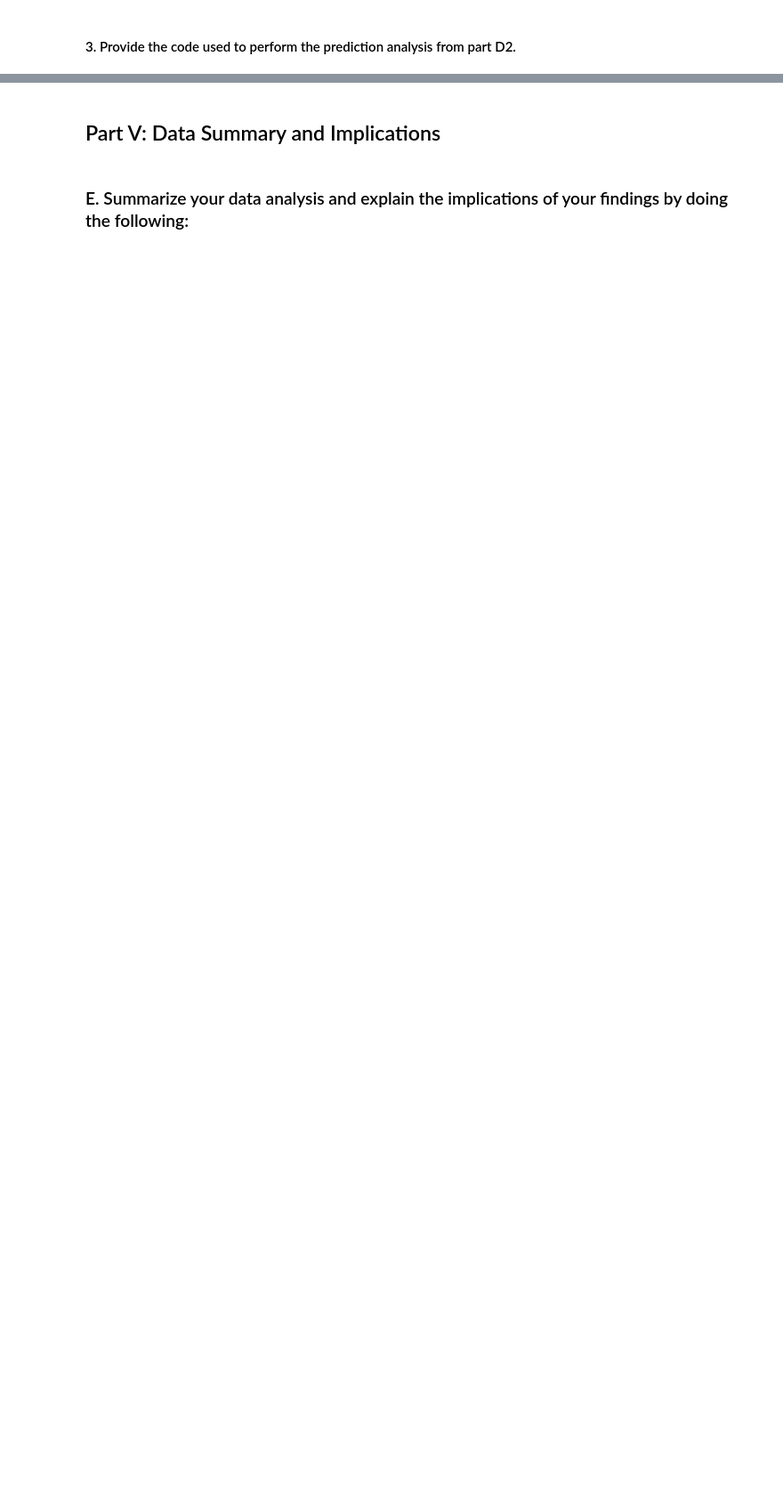
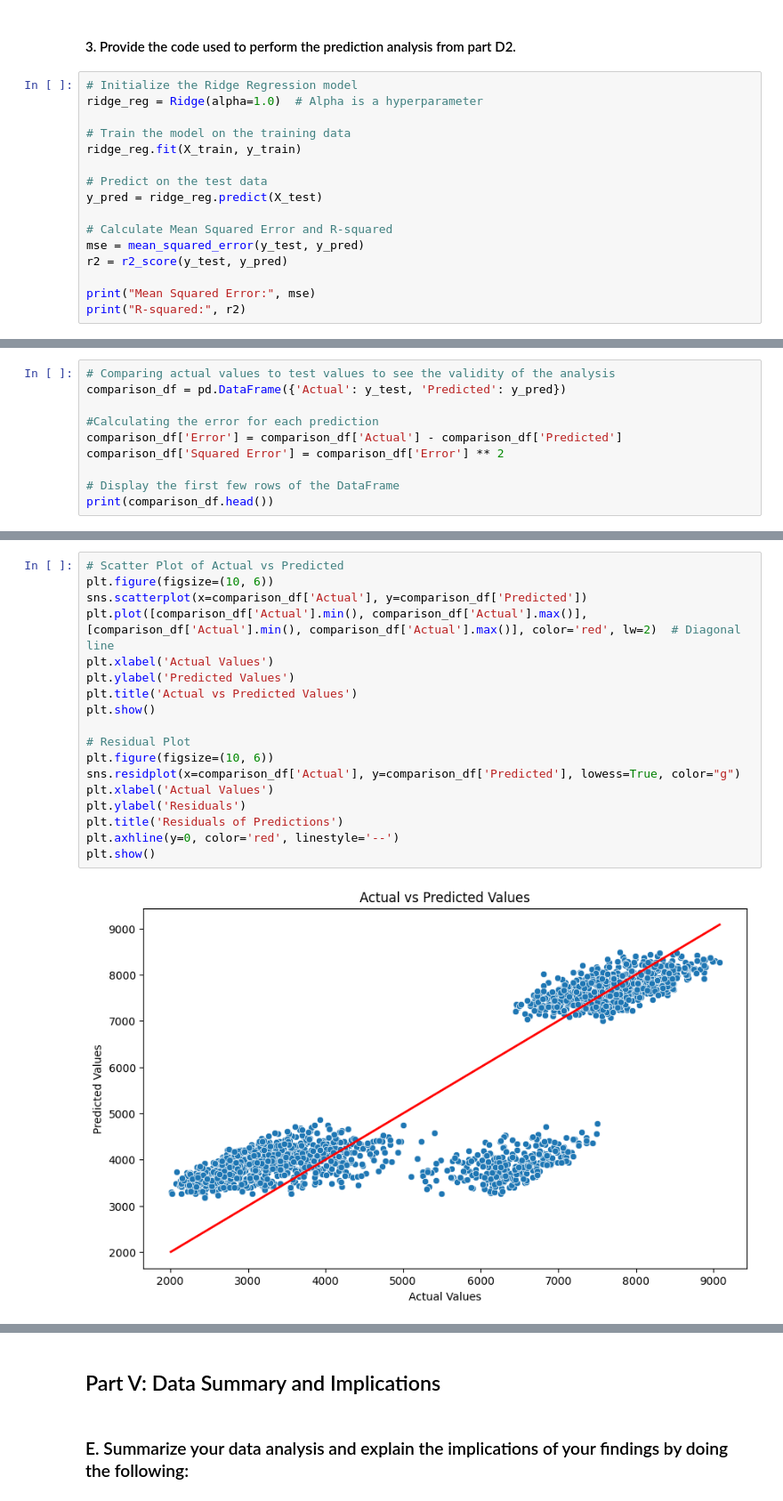
Before and after one commit to nestrada79/MSDA, a Jupyter notebook: D209/D209_Task2.ipynb, the cells around one changed output, grey strips where cells are left out. Shown at 89% size. Cells and saved outputs as stored; diff of their text form; blank space fills up the shorter version.

```diff
--- a/D209/D209_Task2.ipynb
+++ b/D209/D209_Task2.ipynb
@@ -227,2 +360,18 @@ medical_data_encoded.to_csv('medical_data_encoded.csv', index=False)
 # %% [markdown]
 #### 3. Provide the code used to perform the prediction analysis from part D2.
+# %%
+# Initialize the Ridge Regression model
+ridge_reg = Ridge(alpha=1.0)  # Alpha is a hyperparameter
+
+# Train the model on the training data
+ridge_reg.fit(X_train, y_train)
+
+# Predict on the test data
+y_pred = ridge_reg.predict(X_test)
+
+# Calculate Mean Squared Error and R-squared
+mse = mean_squared_error(y_test, y_pred)
+r2 = r2_score(y_test, y_pred)
+
+print("Mean Squared Error:", mse)
+print("R-squared:", r2)
@@ -228,0 +429,10 @@ medical_data_encoded.to_csv('medical_data_encoded.csv', index=False)
+# %%
+# Comparing actual values to test values to see the validity of the analysis
+comparison_df = pd.DataFrame({'Actual': y_test, 'Predicted': y_pred})
+
+#Calculating the error for each prediction
+comparison_df['Error'] = comparison_df['Actual'] - comparison_df['Predicted']
+comparison_df['Squared Error'] = comparison_df['Error'] ** 2
+
+# Display the first few rows of the DataFrame
+print(comparison_df.head())
@@ -228,0 +462,20 @@ medical_data_encoded.to_csv('medical_data_encoded.csv', index=False)
+# %%
+# Scatter Plot of Actual vs Predicted
+plt.figure(figsize=(10, 6))
+sns.scatterplot(x=comparison_df['Actual'], y=comparison_df['Predicted'])
+plt.plot([comparison_df['Actual'].min(), comparison_df['Actual'].max()], [comparison_df['Actual'].min(), comparison_df['Actual'].max()], color='red', lw=2)  # Diagonal line
+plt.xlabel('Actual Values')
+plt.ylabel('Predicted Values')
+plt.title('Actual vs Predicted Values')
+plt.show()
+
+# Residual Plot
+plt.figure(figsize=(10, 6))
+sns.residplot(x=comparison_df['Actual'], y=comparison_df['Predicted'], lowess=True, color="g")
+plt.xlabel('Actual Values')
+plt.ylabel('Residuals')
+plt.title('Residuals of Predictions')
+plt.axhline(y=0, color='red', linestyle='--')
+plt.show()
+# %% [output]
+[figure, added]
```
Also changed, not shown: parts of 37 cells of this notebook.
